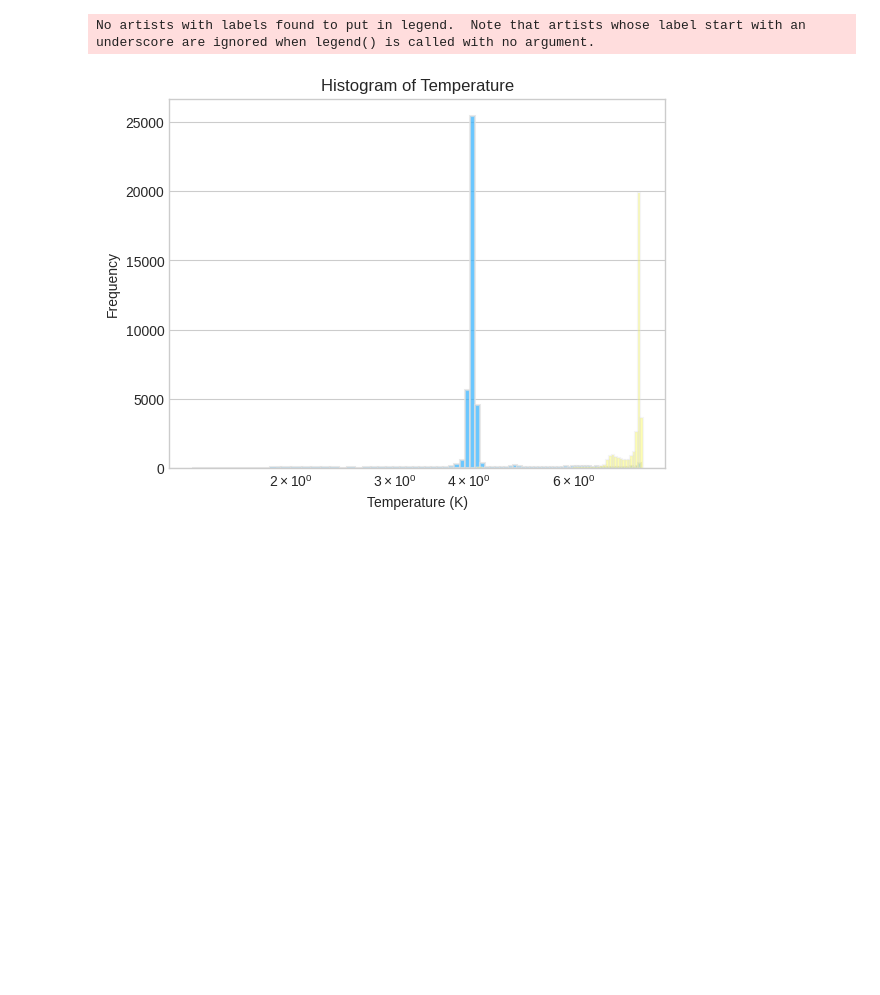
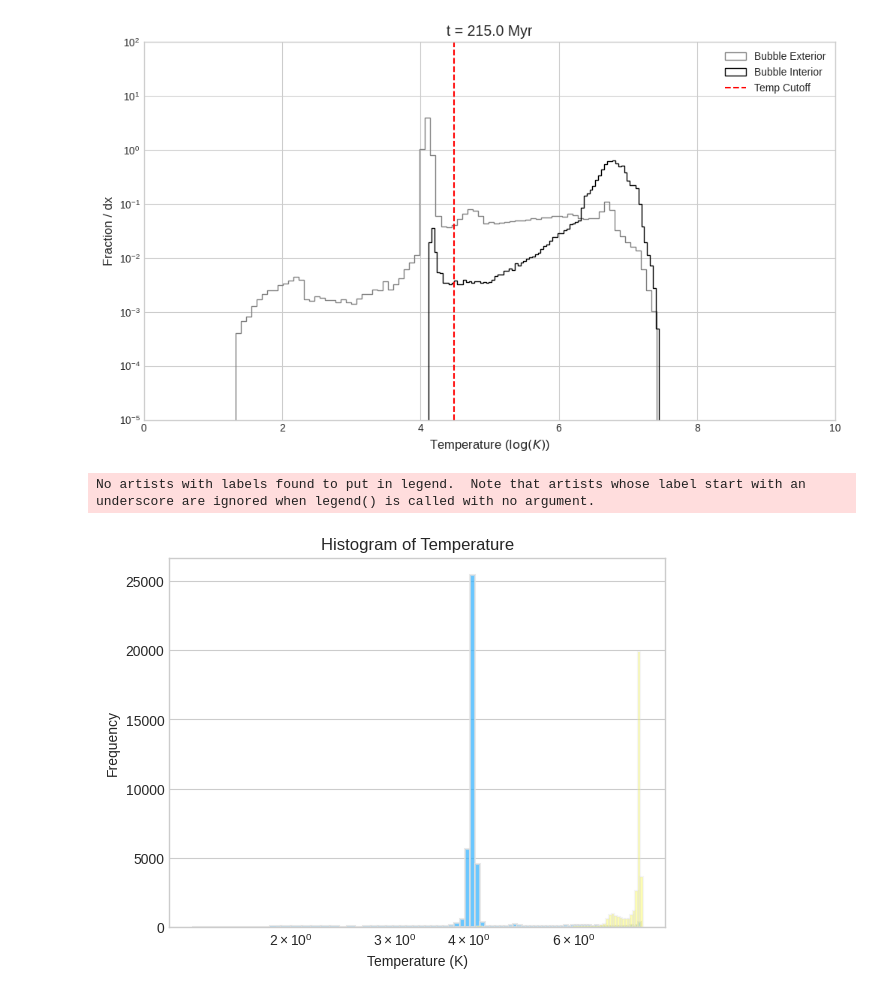
Before and after one commit to Joycelyn-Chen/Astro-UNETR, a Jupyter notebook: graphs/hist-of-temp.ipynb, the cells around one changed output. Saved outputs shown, nothing was run; the diff lists cells and outputs as text; code cells hidden in the pictures; blank space fills up the shorter version.

```diff
--- a/graphs/hist-of-temp.ipynb
+++ b/graphs/hist-of-temp.ipynb
@@ -121,2 +129,48 @@ plt.imshow(mask_slice)
+# %%
+plt.style.use('seaborn-v0_8-whitegrid')
+
+fig, ax = plt.subplots(figsize=(10, 6))
+
+# Define binning parameters
+n_bins = 80
+x_min, x_max = 0, 10
+dx = (x_max - x_min) / n_bins
+bins_per_order = 1.0 / dx  # This equals 50 for [0,10] with 500 bins
+
+# Create normalized weights so that sum(weights) = 1,
+# then multiply by the number of bins per order of magnitude.
+weights_exterior = np.ones_like(temp_values) / len(temp_values) * bins_per_order
+weights_interior = np.ones_like(temp_values_original) / len(temp_values_original) * bins_per_order
+
+# Plot the histogram for the dilated mask temperature values
+ax.hist(temp_values, bins=n_bins, histtype='step', linestyle='solid',
+        weights=weights_exterior, label='Bubble Exterior', color='gray')
+
+# Plot the histogram for the original mask temperature values
+ax.hist(temp_values_original, bins=n_bins, histtype='step', linestyle='solid',          #dashed
+        weights=weights_interior, label='Bubble Interior', color='black')
+
+# Mark a vertical line at the mean temperature (or another cutoff as needed)
+ax.axvline(x=temp_values.mean(), color='r', linestyle='--', label='Temp Cutoff')             #linestyle='--'
+
+# Set axis labels and title
+ax.set_xlabel("Temperature ($\log(K)$)", fontsize=12)
+ax.set_ylabel("Fraction / dx", fontsize=12)
+ax.set_title(f"t = {timestamp2Myr(int(timestamp))} Myr", fontsize=14)
+ax.set_ylim(ymin=1e-5, ymax=1e2)
+
+# Add a legend
+ax.legend(fontsize=10)
+
+# Adjust layout and set scaling/limits
+plt.tight_layout()
+plt.yscale('log')
+plt.xlim(x_min, x_max)
+plt.ylim(1e-5, 1e2)
+plt.yticks()
+
+plt.show()
+# %% [output]
+[figure, added]
 # %%
 # temp_values = temp_cube[mask_diff == 1]
```
Also changed, not shown: parts of 6 cells of this notebook.
